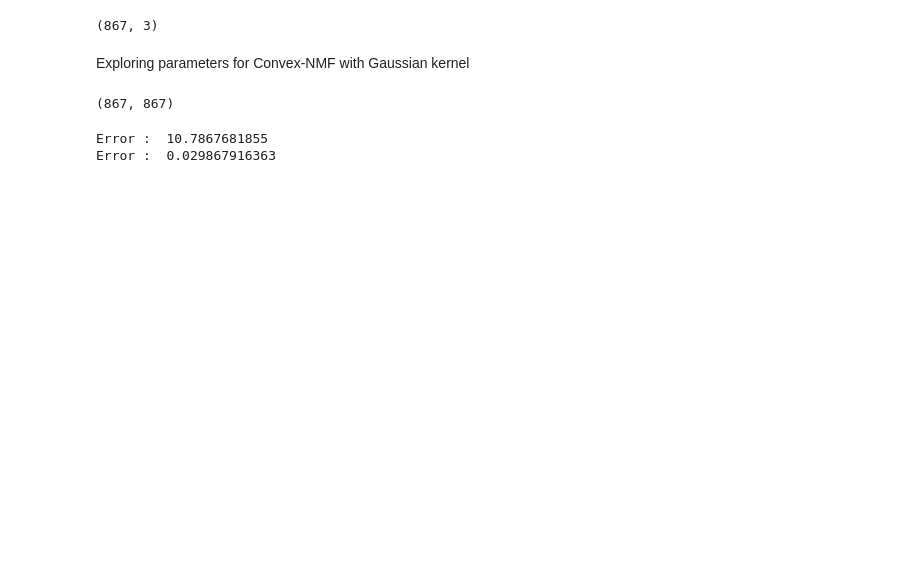
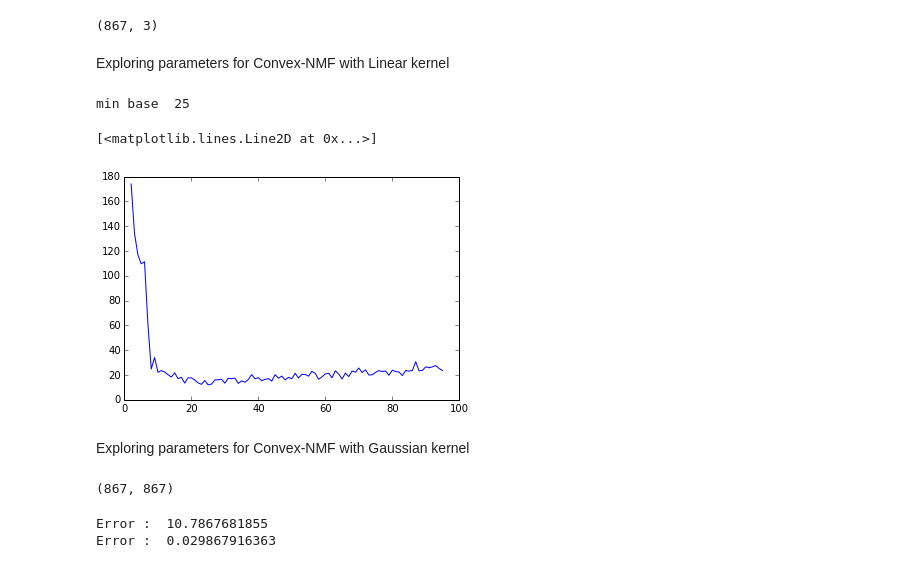
Before and after one commit to ejake/tensor-factorization, a Jupyter notebook: kmf/Pre-image.ipynb, the cells around one changed output. Drawn from its saved outputs; the diff is of its cells as text; code cells hidden in the pictures; blank space fills up the shorter version.

```diff
--- a/kmf/Pre-image.ipynb
+++ b/kmf/Pre-image.ipynb
@@ -386,3 +398,5 @@ cnmf_mdl.factorize(niter=10)
 np.dot(cnmf_mdl.W,cnmf_mdl.H).shape
 # %% [output]
 (867, 3)
+# %% [markdown]
+Exploring parameters for Convex-NMF with Linear kernel
@@ -389,3 +412,12 @@ np.dot(cnmf_mdl.W,cnmf_mdl.H).shape
+# %%
+print "min base ", bases[np.argmin(fopxl)]
+# %% [output]
+min base  25
+# %%
+plt.plot(bases,fopxl)
+# %% [output]
+[<matplotlib.lines.Line2D at 0x...>]
+[figure, added]
 # %% [markdown]
 Exploring parameters for Convex-NMF with Gaussian kernel
 # %%
```
Also changed, not shown: parts of 71 cells of this notebook, 12 other files.
